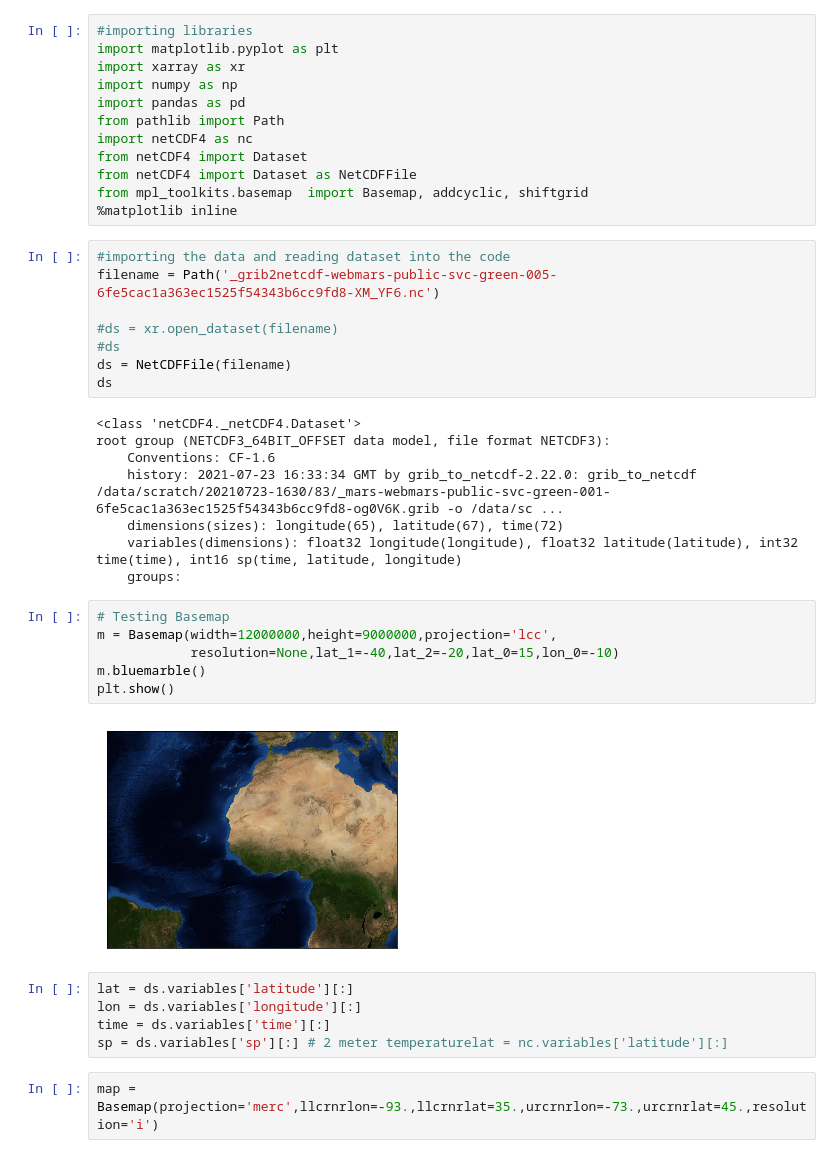
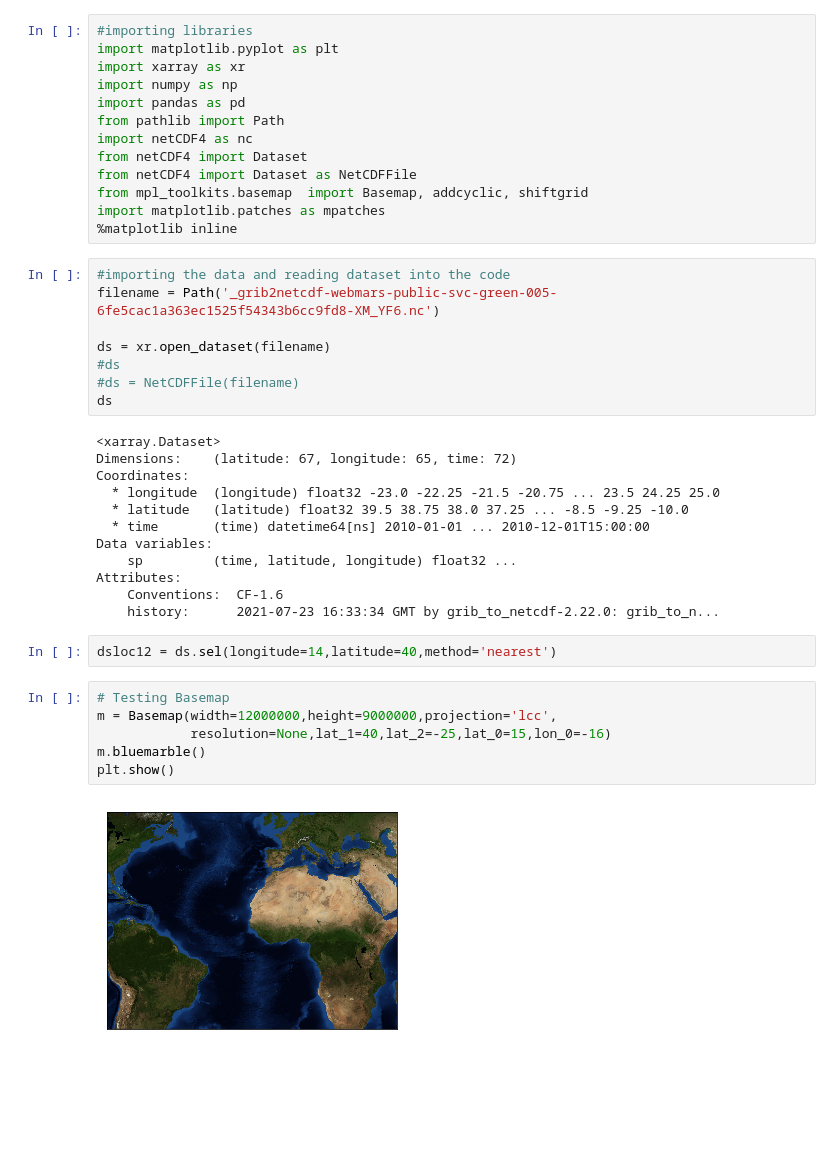
Before and after one commit to felaris/CLIMATOLOGY, a Jupyter notebook: snippet01/code.ipynb, the cells around one changed output. Drawn from its saved outputs; the diff is of its cells as text; blank space fills up the shorter version.

Commit message:
testing xarray

```diff
--- a/snippet01/code.ipynb
+++ b/snippet01/code.ipynb
@@ -9,35 +9,35 @@ import netCDF4 as nc
 from netCDF4 import Dataset
 from netCDF4 import Dataset as NetCDFFile
 from mpl_toolkits.basemap  import Basemap, addcyclic, shiftgrid
+import matplotlib.patches as mpatches
 %matplotlib inline
 # %%
 #importing the data and reading dataset into the code
 filename = Path('_grib2netcdf-webmars-public-svc-green-005-6fe5cac1a363ec1525f54343b6cc9fd8-XM_YF6.nc')
 
-#ds = xr.open_dataset(filename)
+ds = xr.open_dataset(filename)
 #ds
-ds = NetCDFFile(filename)
+#ds = NetCDFFile(filename)
 ds
 # %% [output]
-<class 'netCDF4._netCDF4.Dataset'>
-root group (NETCDF3_64BIT_OFFSET data model, file format NETCDF3):
-    Conventions: CF-1.6
-    history: 2021-07-23 16:33:34 GMT by grib_to_netcdf-2.22.0: grib_to_netcdf /data/scratch/20210723-1630/83/_mars-webmars-public-svc-green-001-6fe5cac1a363ec1525f54343b6cc9fd8-og0V6K.grib -o /data/sc ...
-    dimensions(sizes): longitude(65), latitude(67), time(72)
-    variables(dimensions): float32 longitude(longitude), float32 latitude(latitude), int32 time(time), int16 sp(time, latitude, longitude)
-    groups:
+<xarray.Dataset>
+Dimensions:    (latitude: 67, longitude: 65, time: 72)
+Coordinates:
+  * longitude  (longitude) float32 -23.0 -22.25 -21.5 -20.75 ... 23.5 24.25 25.0
+  * latitude   (latitude) float32 39.5 38.75 38.0 37.25 ... -8.5 -9.25 -10.0
+  * time       (time) datetime64[ns] 2010-01-01 ... 2010-12-01T15:00:00
+Data variables:
+    sp         (time, latitude, longitude) float32 ...
+Attributes:
+    Conventions:  CF-1.6
+    history:      2021-07-23 16:33:34 GMT by grib_to_netcdf-2.22.0: grib_to_n...
+# %%
+dsloc12 = ds.sel(longitude=14,latitude=40,method='nearest')
 # %%
 # Testing Basemap
 m = Basemap(width=12000000,height=9000000,projection='lcc',
-            resolution=None,lat_1=-40,lat_2=-20,lat_0=15,lon_0=-10)
+            resolution=None,lat_1=40,lat_2=-25,lat_0=15,lon_0=-16)
 m.bluemarble()
 plt.show()
 # %% [output]
-[figure, old version]
+[figure, new version]
-# %%
-lat = ds.variables['latitude'][:]
-lon = ds.variables['longitude'][:]
-time = ds.variables['time'][:]
-sp = ds.variables['sp'][:] # 2 meter temperaturelat = nc.variables['latitude'][:]
-# %%
-map = Basemap(projection='merc',llcrnrlon=-93.,llcrnrlat=35.,urcrnrlon=-73.,urcrnrlat=45.,resolution='i')
```
Also changed, not shown: parts of 2 cells of this notebook.
